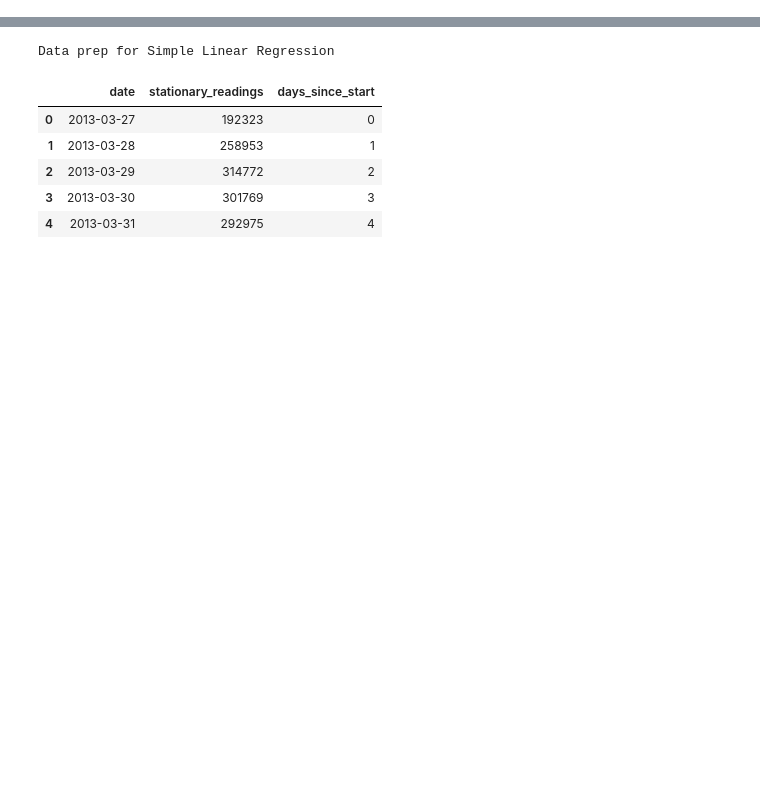
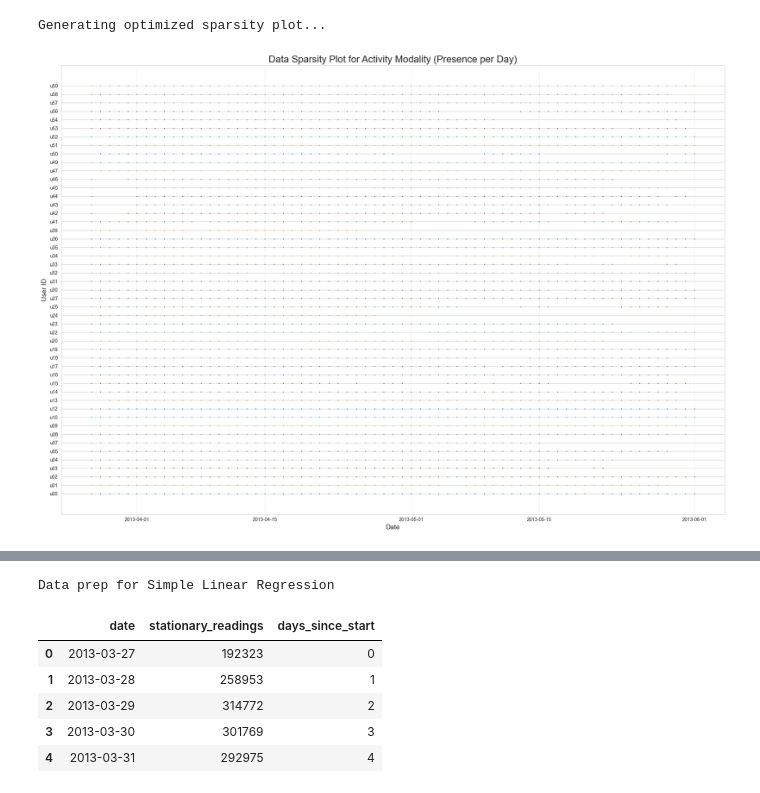
Before and after one commit to mcmeans2/Student-Life-Analysis, a Jupyter notebook: src/activity_exploratory_analysis.ipynb, the cells around one changed output, grey strips where cells are left out. Cells and saved outputs as stored; diff of their text form; code cells hidden in the pictures; blank space fills up the shorter version.

```diff
--- a/src/activity_exploratory_analysis.ipynb
+++ b/src/activity_exploratory_analysis.ipynb
@@ -188,7 +219,7 @@ plt.show()
 # %%
 # Create Data Sparsity Plot (optimized version- more efficient to process millions of rows of data)
 # Rather than trying to plot 22.9 million data points just plot one point per day for each user if they have data for that day
-sorted_users = sorted(activity_df['uid'].unique())
+sorted_users = sorted(activity_df['user_id'].unique())
 
 # Create a large figure to accommodate all users and the long timeline
 plt.figure(figsize=(20, 14))
@@ -198,34 +229,37 @@ print("Generating optimized sparsity plot...")
 # Get both the user's name and a number (i) for their position on the y-axis
 for i, user in enumerate(sorted_users):
 
     # Filter the main DataFrame to get data for only the current user
     user_df = activity_df[activity_df['user_id'] == user]
 
      # Check if the user has any data before trying to plot
     if not user_df.empty:
 
         # Plot one point per day that has data and not every single timestamp for optimization.
         # .normalize() sets the time part of the timestamp to midnight.
         # .unique() then gives us a list of each unique day.
         unique_days = user_df.index.normalize().unique()
 
         # Create a list of y-values that is the user's vertical position (i)
         y_values = [i] * len(unique_days)
 
         # Plot the unique days as slightly larger dots for visibility
         plt.plot(unique_days, y_values, marker='.', markersize=2, linestyle='none')
 
 # Format the plot
 plt.yticks(range(len(sorted_users)), sorted_users)
 plt.title('Data Sparsity Plot for Activity Modality (Presence per Day)', fontsize=20)
 plt.xlabel('Date', fontsize=14)
 plt.ylabel('User ID', fontsize=14)
 plt.grid(axis='x', linestyle=':')
 plt.tight_layout()
 
 # Save the figure to a file before showing it (uncomment below to run)
-# plt.savefig('../results/figures/sparsity_plot.png')
+# plt.savefig('../results/figures/fig3.png')
 plt.show()
+# %% [output]
+Generating optimized sparsity plot...
+[figure, added]
 # %%
 # Data Transformation (Vectors)
 # activity_inference column values: 0, 1, 2, 3 where:
```
Also changed, not shown: parts of 38 cells of this notebook, 3 other files.
